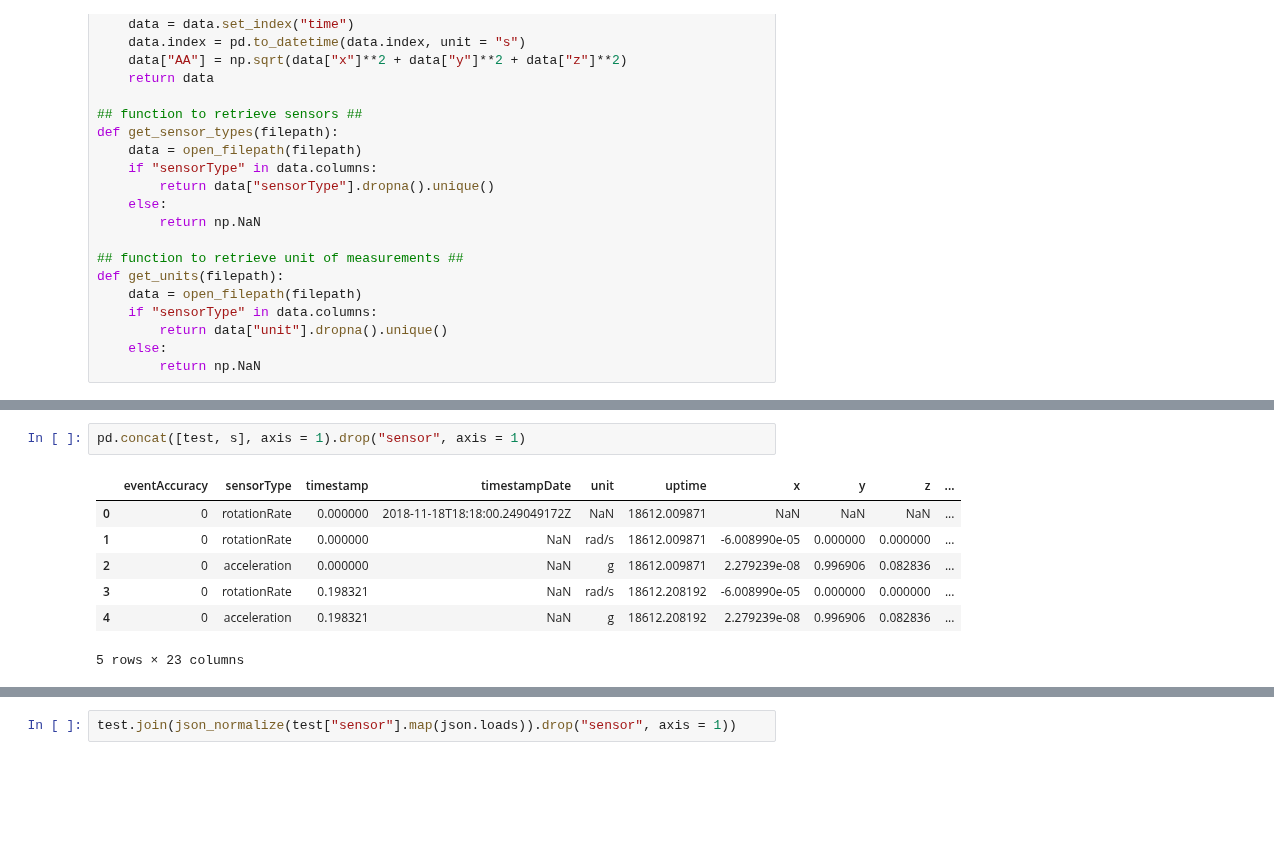
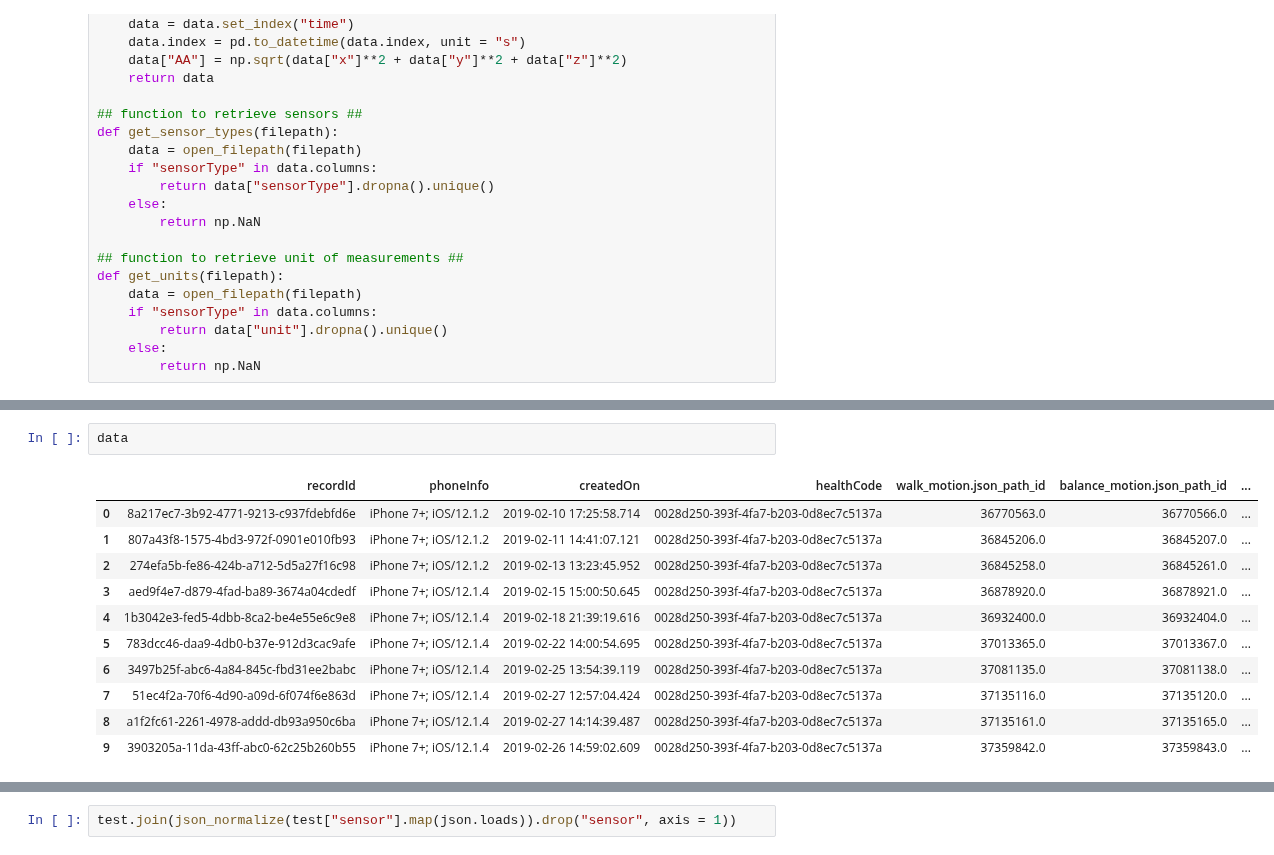
Before and after one commit to arytontediarjo/mPower-Analysis, a Jupyter notebook: Notebooks/etc.ipynb, the cells around one changed output, grey strips where cells are left out. Cells and saved outputs as stored; diff of their text form; blank space fills up the shorter version.

```diff
--- a/Notebooks/etc.ipynb
+++ b/Notebooks/etc.ipynb
@@ -112,10 +70,14 @@ data
-# %%
-pd.concat([test, s], axis = 1).drop("sensor", axis = 1)
-# %% [output]
-|  | eventAccuracy | sensorType | timestamp | timestampDate | unit | uptime | x | y | z | ... |
-| 0 | 0 | rotationRate | 0.000000 | 2018-11-18T18:18:00.249049172Z | NaN | 18612.009871 | NaN | NaN | NaN | ... |
-| 1 | 0 | rotationRate | 0.000000 | NaN | rad/s | 18612.009871 | -6.008990e-05 | 0.000000 | 0.000000 | ... |
-| 2 | 0 | acceleration | 0.000000 | NaN | g | 18612.009871 | 2.279239e-08 | 0.996906 | 0.082836 | ... |
-| 3 | 0 | rotationRate | 0.198321 | NaN | rad/s | 18612.208192 | -6.008990e-05 | 0.000000 | 0.000000 | ... |
-| 4 | 0 | acceleration | 0.198321 | NaN | g | 18612.208192 | 2.279239e-08 | 0.996906 | 0.082836 | ... |
-5 rows × 23 columns
+# %%
+data
+# %% [output]
+|  | recordId | phoneInfo | createdOn | healthCode | walk_motion.json_path_id | balance_motion.json_path_id | ... |
+| 0 | 8a217ec7-3b92-4771-9213-c937fdebfd6e | iPhone 7+; iOS/12.1.2 | 2019-02-10 17:25:58.714 | 0028d250-393f-4fa7-b203-0d8ec7c5137a | 36770563.0 | 36770566.0 | ... |
+| 1 | 807a43f8-1575-4bd3-972f-0901e010fb93 | iPhone 7+; iOS/12.1.2 | 2019-02-11 14:41:07.121 | 0028d250-393f-4fa7-b203-0d8ec7c5137a | 36845206.0 | 36845207.0 | ... |
+| 2 | 274efa5b-fe86-424b-a712-5d5a27f16c98 | iPhone 7+; iOS/12.1.2 | 2019-02-13 13:23:45.952 | 0028d250-393f-4fa7-b203-0d8ec7c5137a | 36845258.0 | 36845261.0 | ... |
+| 3 | aed9f4e7-d879-4fad-ba89-3674a04cdedf | iPhone 7+; iOS/12.1.4 | 2019-02-15 15:00:50.645 | 0028d250-393f-4fa7-b203-0d8ec7c5137a | 36878920.0 | 36878921.0 | ... |
+| 4 | 1b3042e3-fed5-4dbb-8ca2-be4e55e6c9e8 | iPhone 7+; iOS/12.1.4 | 2019-02-18 21:39:19.616 | 0028d250-393f-4fa7-b203-0d8ec7c5137a | 36932400.0 | 36932404.0 | ... |
+| 5 | 783dcc46-daa9-4db0-b37e-912d3cac9afe | iPhone 7+; iOS/12.1.4 | 2019-02-22 14:00:54.695 | 0028d250-393f-4fa7-b203-0d8ec7c5137a | 37013365.0 | 37013367.0 | ... |
+| 6 | 3497b25f-abc6-4a84-845c-fbd31ee2babc | iPhone 7+; iOS/12.1.4 | 2019-02-25 13:54:39.119 | 0028d250-393f-4fa7-b203-0d8ec7c5137a | 37081135.0 | 37081138.0 | ... |
+| 7 | 51ec4f2a-70f6-4d90-a09d-6f074f6e863d | iPhone 7+; iOS/12.1.4 | 2019-02-27 12:57:04.424 | 0028d250-393f-4fa7-b203-0d8ec7c5137a | 37135116.0 | 37135120.0 | ... |
+| 8 | a1f2fc61-2261-4978-addd-db93a950c6ba | iPhone 7+; iOS/12.1.4 | 2019-02-27 14:14:39.487 | 0028d250-393f-4fa7-b203-0d8ec7c5137a | 37135161.0 | 37135165.0 | ... |
+| 9 | 3903205a-11da-43ff-abc0-62c25b260b55 | iPhone 7+; iOS/12.1.4 | 2019-02-26 14:59:02.609 | 0028d250-393f-4fa7-b203-0d8ec7c5137a | 37359842.0 | 37359843.0 | ... |
```
Also changed, not shown: parts of 13 cells of this notebook, 2 other files.
